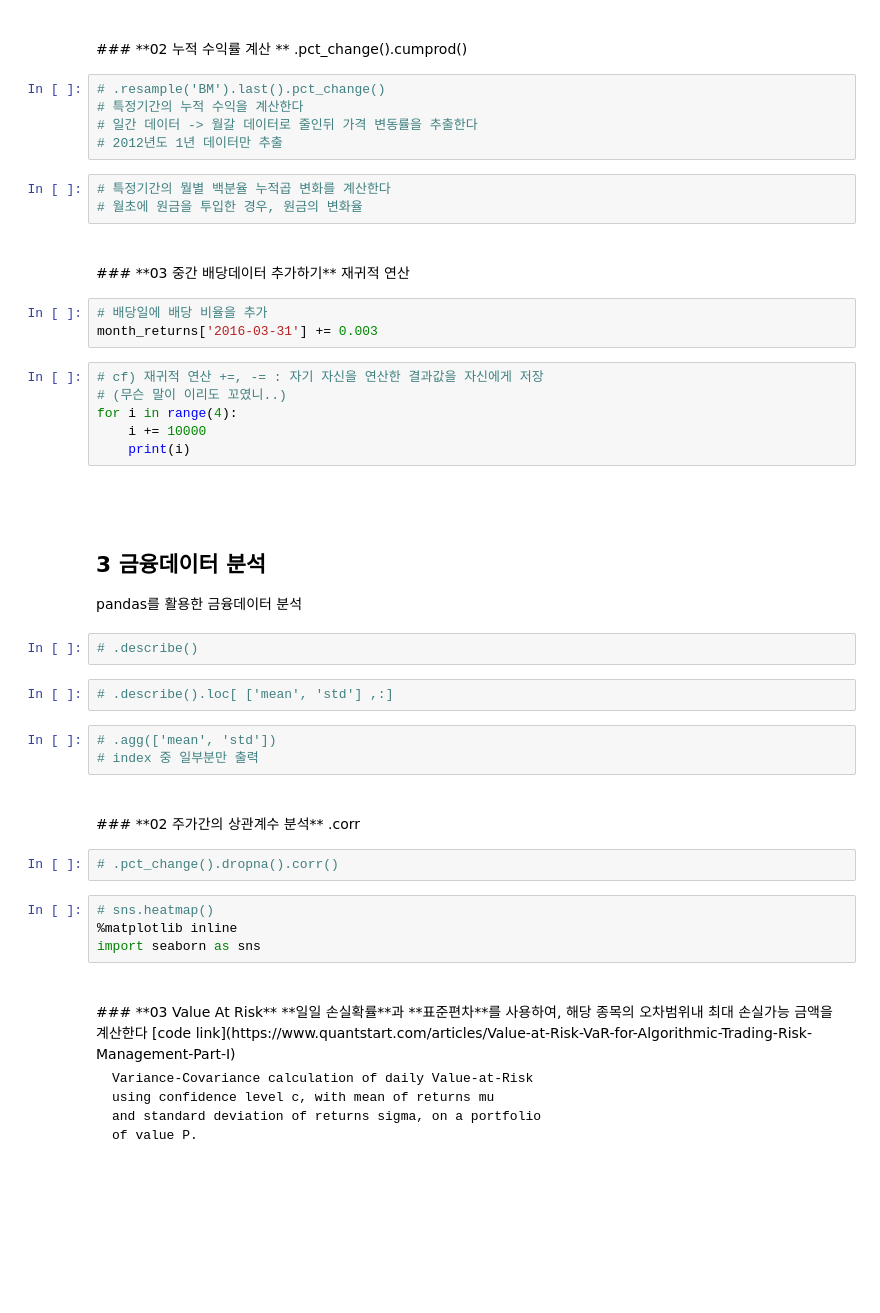
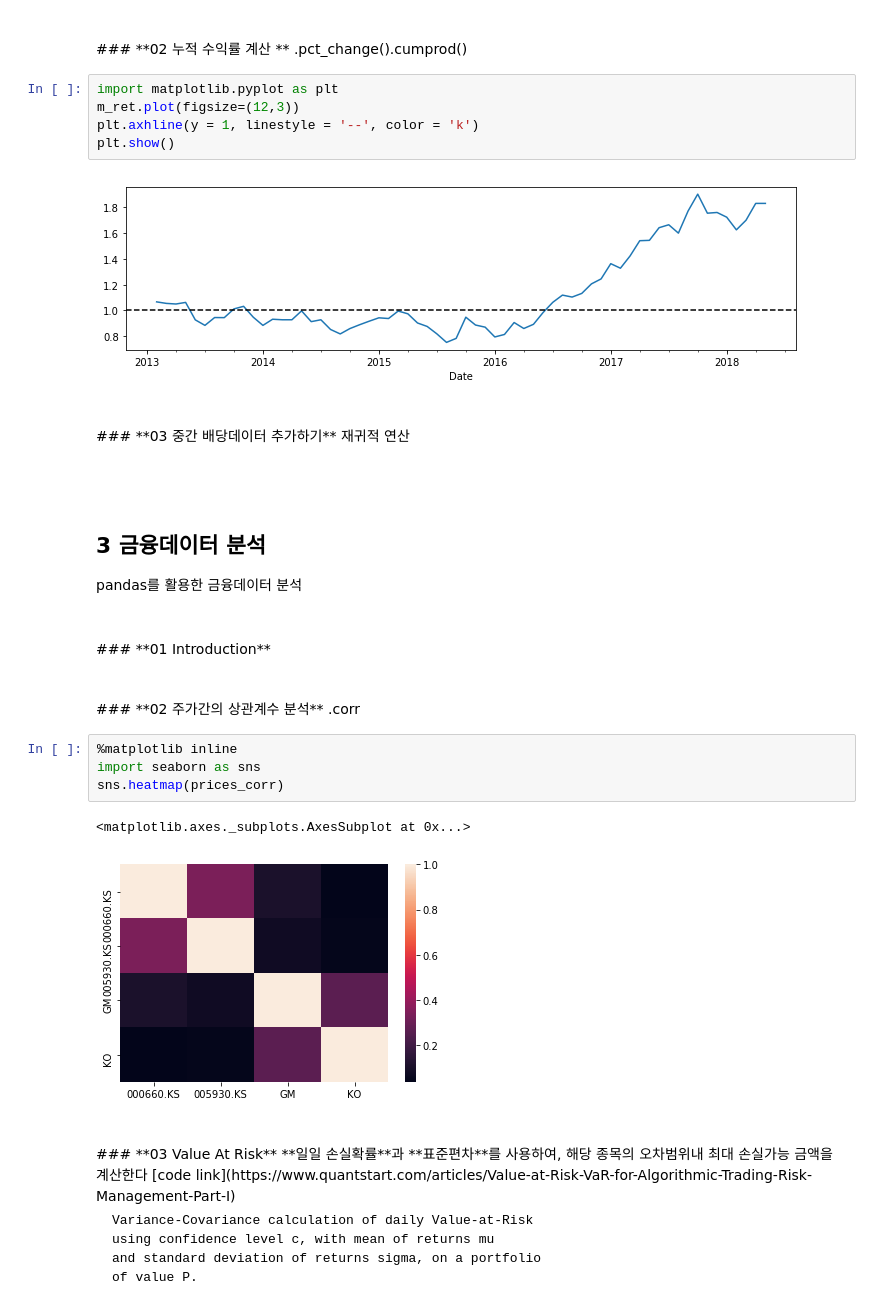
Before and after one commit to YongBeomKim/FinanceBasic2018, a Jupyter notebook: 05.Python_finance.ipynb, the cells around one changed output. Drawn from its saved outputs; the diff is of its cells as text; blank space fills up the shorter version.

```diff
--- a/05.Python_finance.ipynb
+++ b/05.Python_finance.ipynb
@@ -82,48 +108,35 @@ pandas를 활용한 데이터 정렬 및 보간법
 <br>
 ### **02 누적 수익률 계산 **
 .pct_change().cumprod()
-# %%
-# .resample('BM').last().pct_change()
-# 특정기간의 누적 수익을 계산한다
-# 일간 데이터 -> 월갈 데이터로 줄인뒤 가격 변동률을 추출한다
-# 2012년도 1년 데이터만 추출
-# %%
-# 특정기간의 뭘별 백분율 누적곱 변화를 계산한다
-# 월초에 원금을 투입한 경우, 원금의 변화율
+# %%
+import matplotlib.pyplot as plt
+m_ret.plot(figsize=(12,3))
+plt.axhline(y = 1, linestyle = '--', color = 'k')
+plt.show()
+# %% [output]
+[figure, added]
 # %% [markdown]
 <br>
 ### **03 중간 배당데이터 추가하기**
 재귀적 연산
-# %%
-# 배당일에 배당 비율을 추가
-month_returns['2016-03-31'] += 0.003
-# %%
-# cf) 재귀적 연산 +=, -= : 자기 자신을 연산한 결과값을 자신에게 저장
-# (무슨 말이 이리도 꼬였니..)
-for i in range(4):
-    i += 10000
-    print(i)
 # %% [markdown]
 <br><br>
 ## **3 금융데이터  분석**
 pandas를 활용한 금융데이터 분석
-# %%
-# .describe()
-# %%
-# .describe().loc[ ['mean', 'std'] ,:]
-# %%
-# .agg(['mean', 'std'])
-# index 중 일부분만 출력
+# %% [markdown]
+<br>
+### **01 Introduction**
 # %% [markdown]
 <br>
 ### **02 주가간의 상관계수 분석**
 .corr
-# %%
-# .pct_change().dropna().corr()
 # %%
-# sns.heatmap()
 %matplotlib inline
 import seaborn as sns
+sns.heatmap(prices_corr)
+# %% [output]
+<matplotlib.axes._subplots.AxesSubplot at 0x...>
+[figure, added]
 # %% [markdown]
 <br>
 ### **03 Value At Risk**
```
Also changed, not shown: parts of 23 cells of this notebook, 1 other file.
